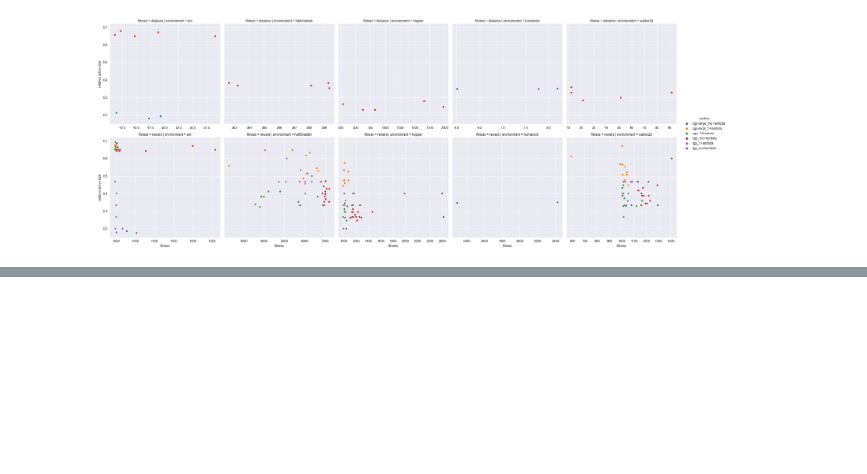
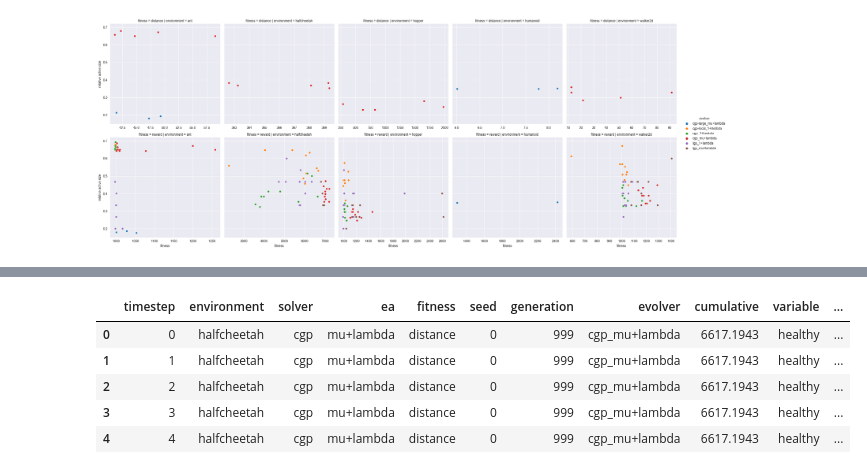
Before and after one commit to giorgia-nadizar/cgpax, a Jupyter notebook: analysis/analysis.ipynb, the cells around one changed output, grey strips where cells are left out. Cells and saved outputs as stored; diff of their text form; code cells hidden in the pictures; blank space fills up the shorter version.

```diff
--- a/analysis/analysis.ipynb
+++ b/analysis/analysis.ipynb
@@ -136,0 +160,16 @@ plt.show()
+# %%
+reward_df = reward_df[reward_df["environment"].isin(["halfcheetah", "walker2d", "hopper"])]
+reward_df = reward_df[reward_df["solver"].isin(["cgp"])]
+reward_df = reward_df[reward_df["ea"] == "mu+lambda"]
+reward_df = pd.melt(reward_df,
+                    id_vars=["timestep", "environment", "solver", "ea", "fitness", "seed", "generation", "evolver",
+                             "cumulative"],
+                    value_vars=["healthy", "ctrl", "forward"])
+reward_df.head()
+# %% [output]
+|  | timestep | environment | solver | ea | fitness | seed | generation | evolver | cumulative | variable | ... |
+| 0 | 0 | halfcheetah | cgp | mu+lambda | distance | 0 | 999 | cgp_mu+lambda | 6617.1943 | healthy | ... |
+| 1 | 1 | halfcheetah | cgp | mu+lambda | distance | 0 | 999 | cgp_mu+lambda | 6617.1943 | healthy | ... |
+| 2 | 2 | halfcheetah | cgp | mu+lambda | distance | 0 | 999 | cgp_mu+lambda | 6617.1943 | healthy | ... |
+| 3 | 3 | halfcheetah | cgp | mu+lambda | distance | 0 | 999 | cgp_mu+lambda | 6617.1943 | healthy | ... |
+| 4 | 4 | halfcheetah | cgp | mu+lambda | distance | 0 | 999 | cgp_mu+lambda | 6617.1943 | healthy | ... |
```
Also changed, not shown: parts of 2 cells of this notebook.
